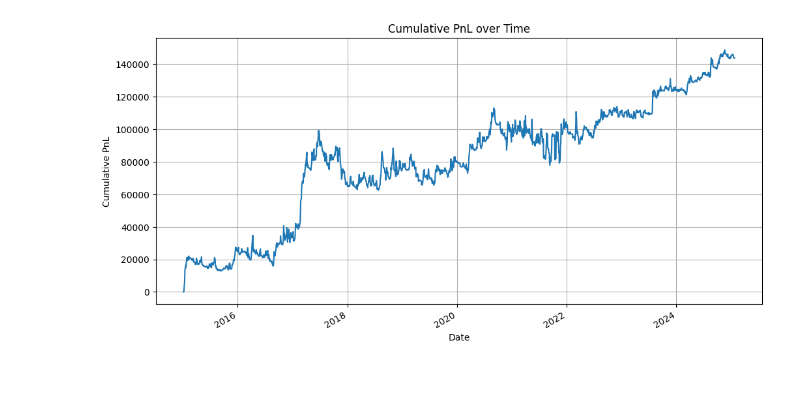
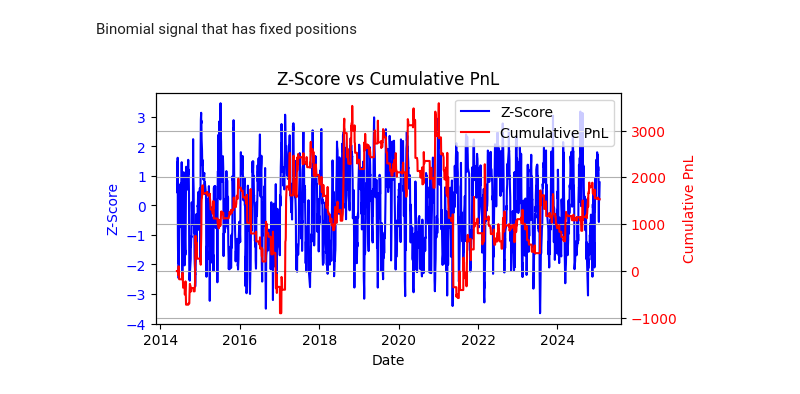
Before and after one commit to yanzhizhang/FICC_QIS, a Jupyter notebook: RB_HC.ipynb, the cells around one changed output. Saved outputs shown, nothing was run; the diff lists cells and outputs as text; code cells hidden in the pictures.

```diff
--- a/RB_HC.ipynb
+++ b/RB_HC.ipynb
@@ -152,9 +20,32 @@ z_score_pnl_df
-# %%
-plt.figure(figsize=(12, 6))
-z_score_pnl_df["CUM_PNL"].plot()
-plt.xlabel("Date")
-plt.ylabel("Cumulative PnL")
-plt.title("Cumulative PnL over Time")
-plt.grid(True)
-# %% [output]
-[figure, removed]
+# %% [markdown]
+Binomial signal that has fixed positions
+# %%
+lockback_period = 20
+entry_threshold = 2
+exit_threshold = 1
+
+# Instantiate strategy
+strategy = SpreadTradingStrategy()
+rb_hc_processed_spread_df = strategy.compute_moving_statistics(rb_hc_day_spread_df, window=lockback_period)
+
+# Generate signals
+rb_hc_processed_signal_df = strategy.evaluate_binomial_signals(rb_hc_processed_spread_df, window=lockback_period, entry_threshold=1.5, exit_threshold=0.5)
+# Calculate PnL
+pnl_df = strategy.calculate_binomial_pnl(rb_hc_processed_signal_df, 1)
+
+fig, ax1 = plt.subplots(figsize=(6, 3))
+# Plot z-score on primary y-axis
+ax1.plot(pnl_df.index, pnl_df[f'z_score_{lockback_period}d'], color='blue', label='Z-Score')
+ax1.set_xlabel('Date')
+ax1.set_ylabel('Z-Score', color='blue')
+ax1.tick_params(axis='y', labelcolor='blue')
+# Create secondary y-axis for Cumulative PnL
+ax2 = ax1.twinx()
+ax2.plot(pnl_df.index, pnl_df['CUM_PNL'], color='red', label='Cumulative PnL')
+ax2.set_ylabel('Cumulative PnL', color='red')
+ax2.tick_params(axis='y', labelcolor='red')
+plt.title('Z-Score vs Cumulative PnL')
+fig.legend(loc='upper right', bbox_to_anchor=(1,1), bbox_transform=ax1.transAxes)
+plt.grid(True)
+# %% [output]
+[figure, added]
```
Also changed, not shown: parts of 16 cells of this notebook, 9 other files.
